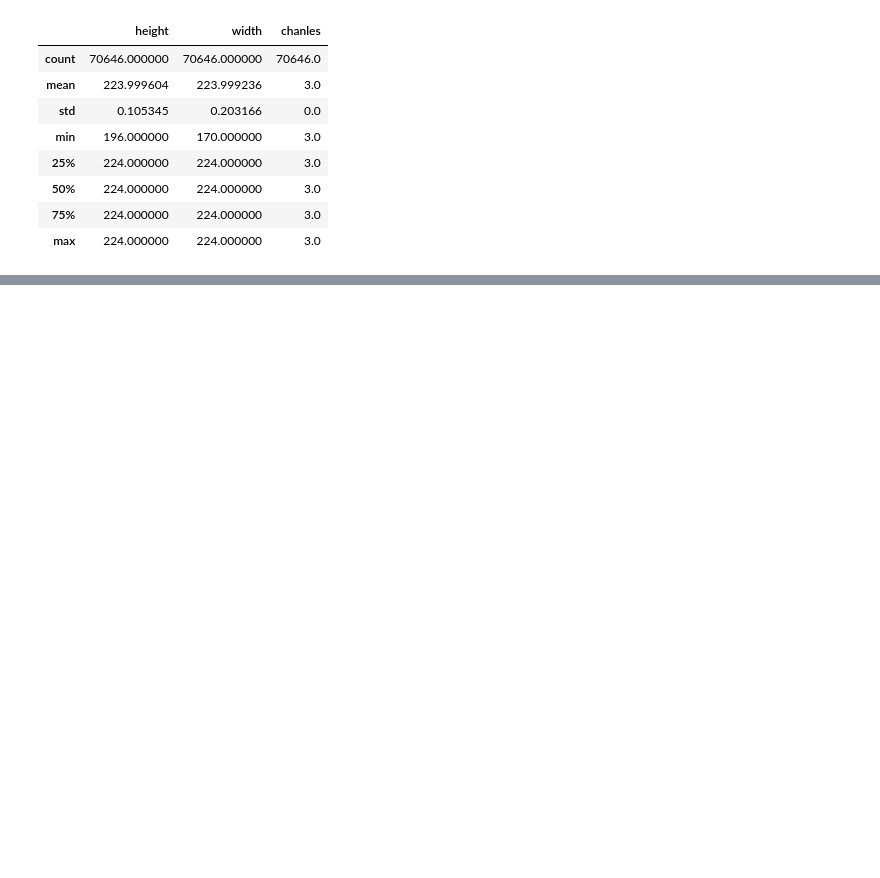
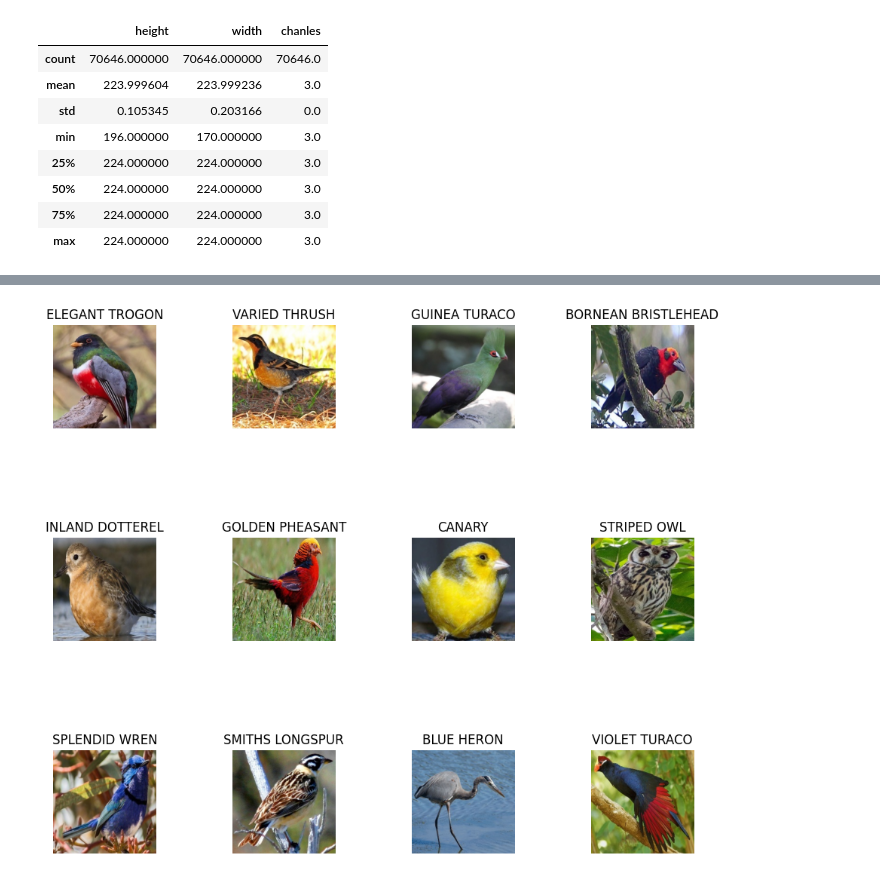
Before and after one commit to benjaminthor/bird-species-classification, a Jupyter notebook: exploratory_data_analysis.ipynb, the cells around one changed output, grey strips where cells are left out. Cells and saved outputs as stored; diff of their text form; code cells hidden in the pictures; blank space fills up the shorter version.

```diff
--- a/exploratory_data_analysis.ipynb
+++ b/exploratory_data_analysis.ipynb
@@ -92,0 +111,18 @@ shape_df.describe()
+# %%
+images = []
+fig = plt.figure(figsize=(10, 7))
+sample = random.sample(train,12)
+for i, image in enumerate(sample):
+    img = cv2.imread(image)
+    img = cv2.cvtColor(img, cv2.COLOR_BGR2RGB)
+    fig.add_subplot(3, 4, i+1)
+    fig.tight_layout(pad=5.0)
+    fig.set_figheight(10)
+    fig.set_figwidth(10)
+    plt.imshow(img)
+    plt.axis('off')
+    plt.title(image.split('\\')[-2])
+    if i > 10:
+        break
+# %% [output]
+[figure, added]
```
Also changed, not shown: parts of 8 cells of this notebook.
